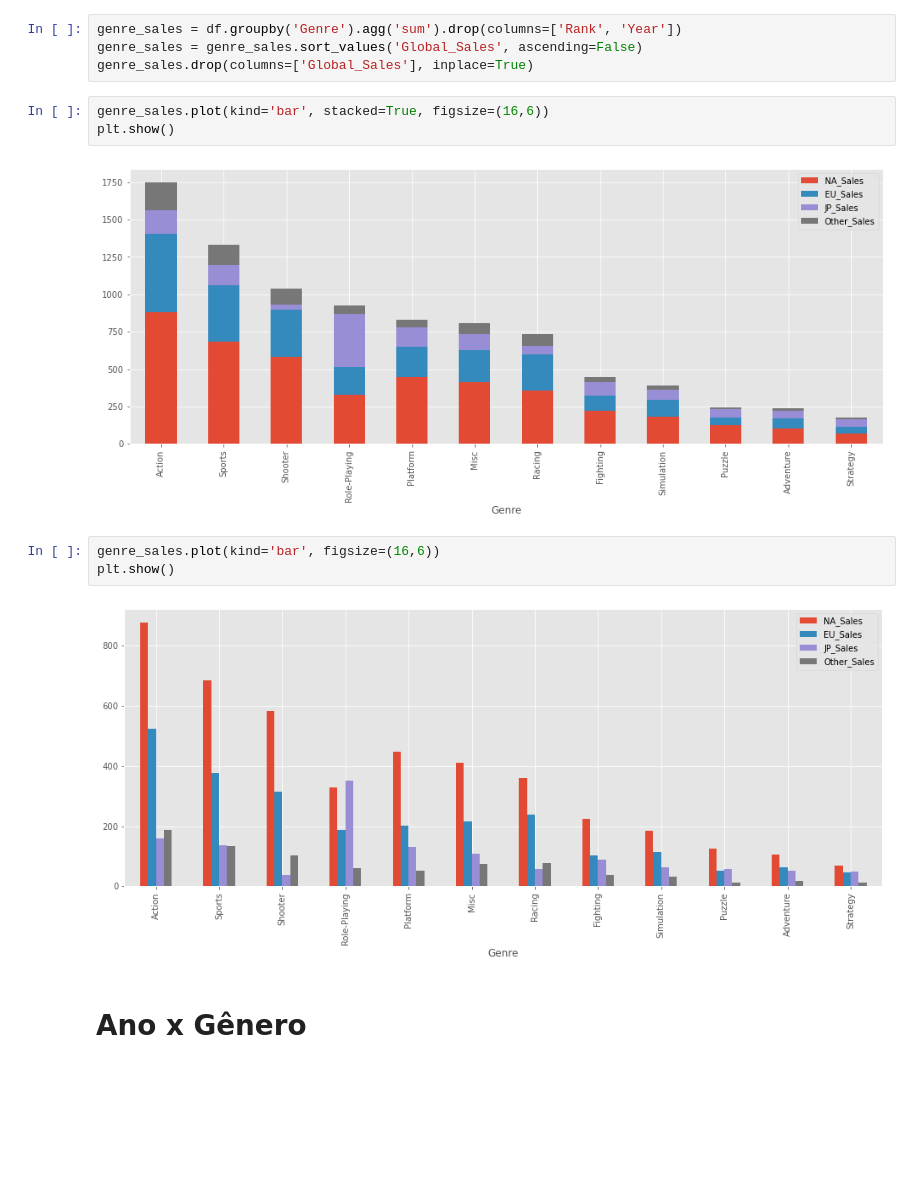
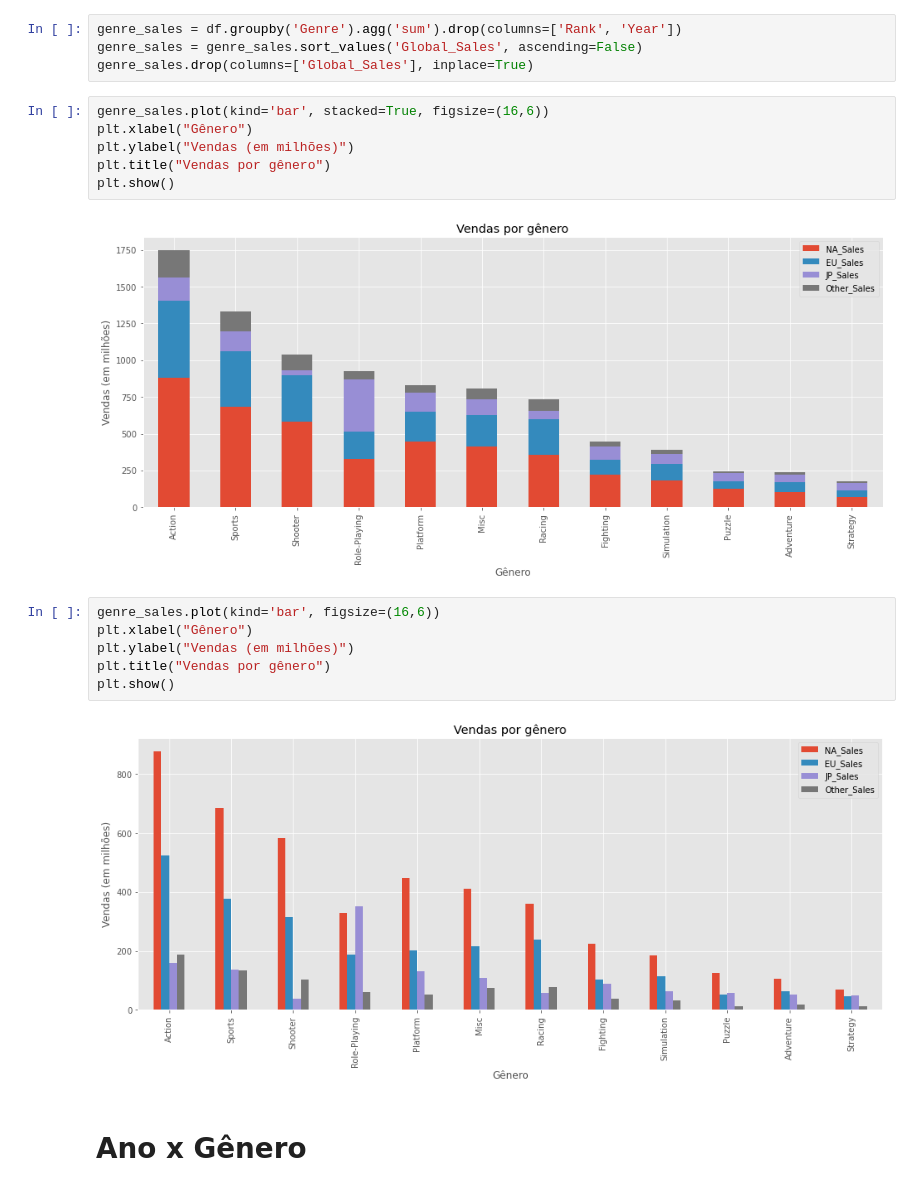
Before and after one commit to cafcaio/proj_estatistica, a Jupyter notebook: Game_Sales_Analysis.ipynb, the cells around one changed output. Saved outputs shown, nothing was run; the diff lists cells and outputs as text; blank space fills up the shorter version.

```diff
--- a/Game_Sales_Analysis.ipynb
+++ b/Game_Sales_Analysis.ipynb
@@ -97,14 +97,20 @@ genre_sales = genre_sales.sort_values('Global_Sales', ascending=False)
 genre_sales.drop(columns=['Global_Sales'], inplace=True)
 # %%
 genre_sales.plot(kind='bar', stacked=True, figsize=(16,6))
+plt.xlabel("Gênero")
+plt.ylabel("Vendas (em milhões)")
+plt.title("Vendas por gênero")
 plt.show()
 # %% [output]
-[figure, old version]
+[figure, new version]
 # %%
 genre_sales.plot(kind='bar', figsize=(16,6))
+plt.xlabel("Gênero")
+plt.ylabel("Vendas (em milhões)")
+plt.title("Vendas por gênero")
 plt.show()
 # %% [output]
-[figure, old version]
+[figure, new version]
 # %% [markdown]
 # Ano x Gênero
 # %%
```
Also changed, not shown: parts of 49 cells of this notebook.
